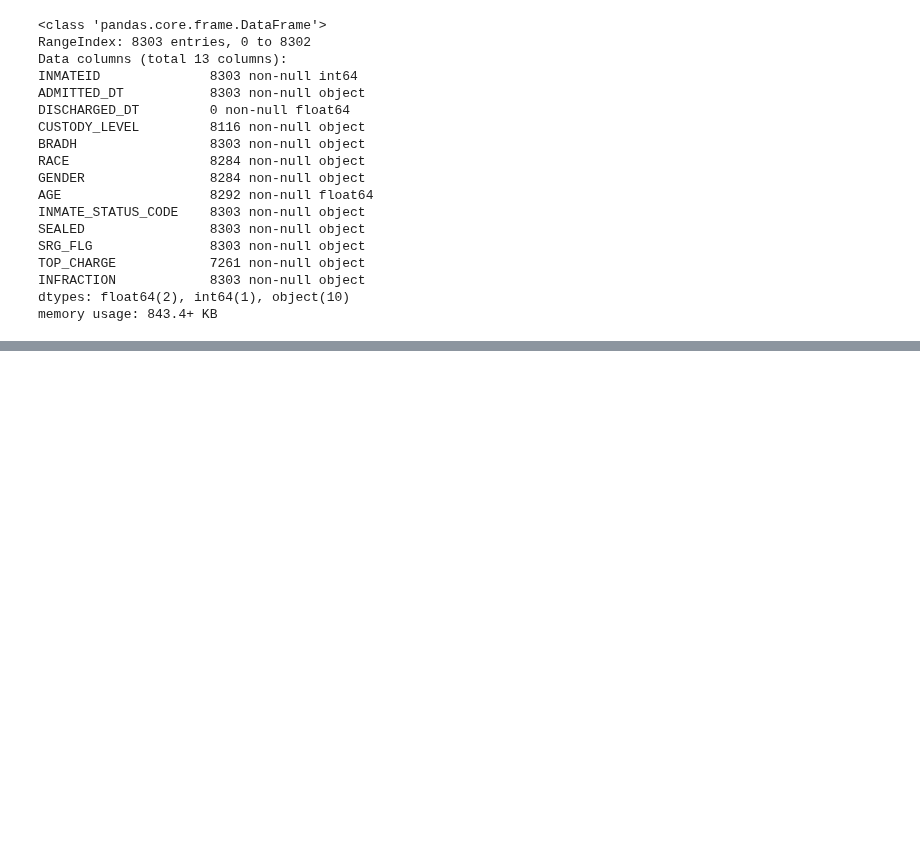
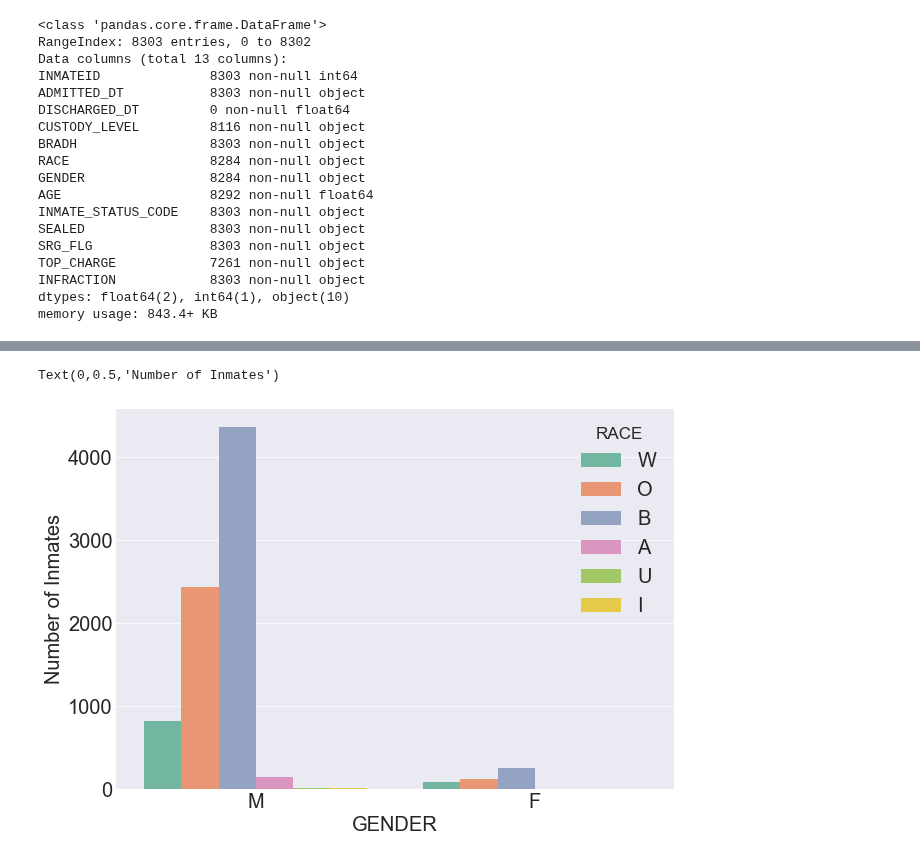
Before and after one commit to sominw/Kaggle, a Jupyter notebook: NYC Inmates Study/Starter Notebook-EDA.ipynb, the cells around one changed output, grey strips where cells are left out. Saved outputs shown, nothing was run; the diff lists cells and outputs as text; code cells hidden in the pictures; blank space fills up the shorter version.

```diff
--- a/NYC Inmates Study/Starter Notebook-EDA.ipynb
+++ b/NYC Inmates Study/Starter Notebook-EDA.ipynb
@@ -50,0 +112,8 @@ h = plt.hist(pd.to_numeric(data.AGE).dropna(), facecolor='g', alpha=0.75)
+# %%
+plt.figure(figsize=(10,7))
+sns.countplot(x='GENDER', hue='RACE', data=data, palette="Set2",
+             order = data['GENDER'].value_counts().index)
+plt.ylabel("Number of Inmates")
+# %% [output]
+Text(0,0.5,'Number of Inmates')
+[figure, added]
```
Also changed, not shown: parts of 20 cells of this notebook.
